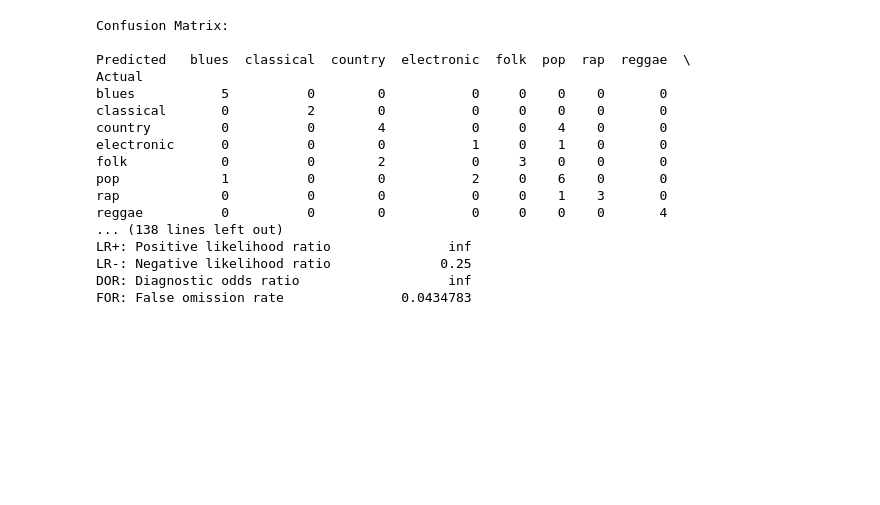
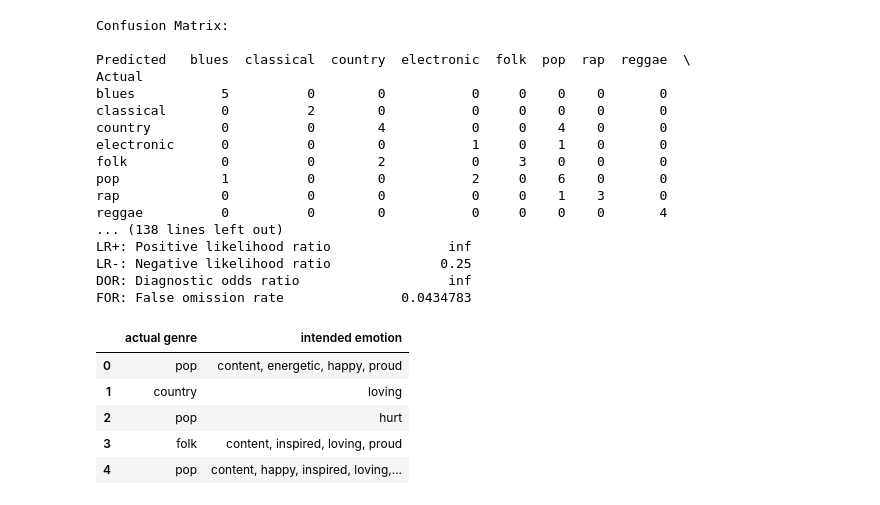
Before and after one commit to logasja/genre-classifier, a Jupyter notebook: Analysis.ipynb, the cells around one changed output. Saved outputs shown, nothing was run; the diff lists cells and outputs as text; code cells hidden in the pictures; blank space fills up the shorter version.

```diff
--- a/Analysis.ipynb
+++ b/Analysis.ipynb
@@ -187,4 +187,14 @@ LR+: Positive likelihood ratio               inf
 LR-: Negative likelihood ratio              0.25
 DOR: Diagnostic odds ratio                   inf
 FOR: False omission rate               0.0434783
+# %%
+emot = df[['actual genre', 'intended emotion']].dropna()
+emot.head()
+# %% [output]
+|  | actual genre | intended emotion |
+| 0 | pop | content, energetic, happy, proud |
+| 1 | country | loving |
+| 2 | pop | hurt |
+| 3 | folk | content, inspired, loving, proud |
+| 4 | pop | content, happy, inspired, loving,... |
 # %%
```
Also changed, not shown: parts of 10 cells of this notebook, 5 other files.
